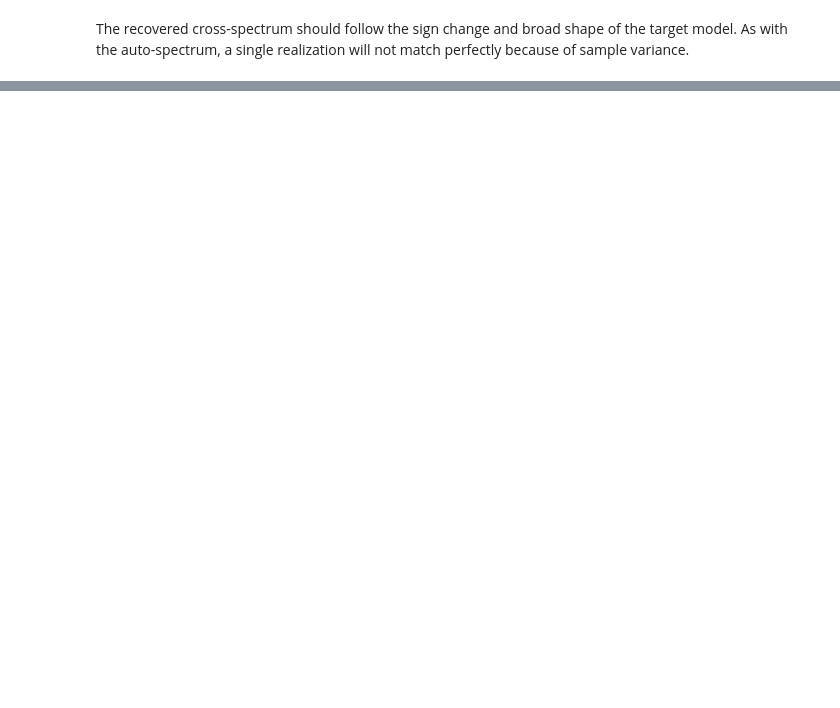
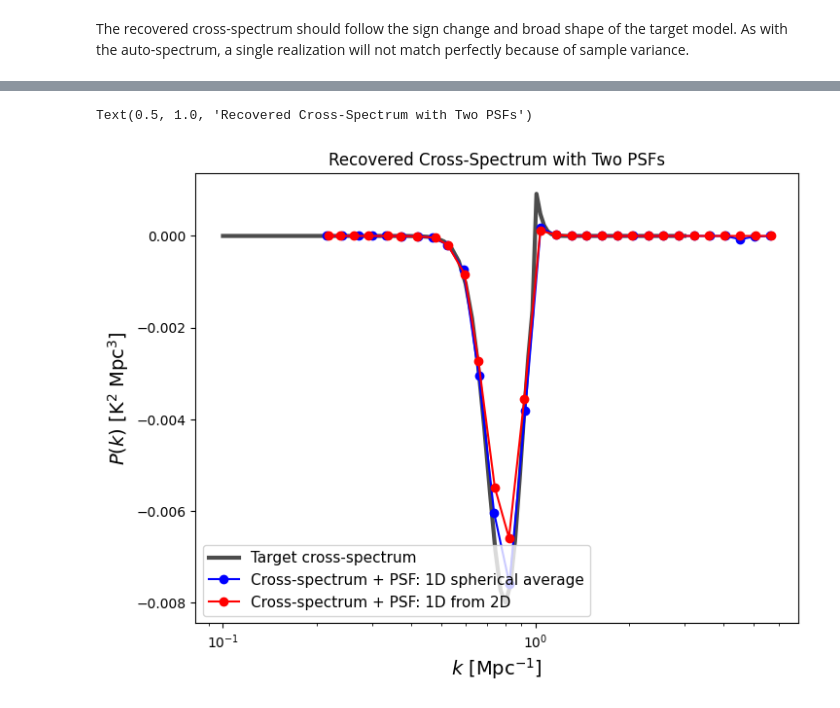
Before and after one commit to McGill-Cosmic-Dawn-Group/LIMstat, a Jupyter notebook: tutorials/tutorial_cosmo_signal.ipynb, the cells around one changed output, grey strips where cells are left out. Saved outputs shown, nothing was run; the diff lists cells and outputs as text; code cells hidden in the pictures; blank space fills up the shorter version.

```diff
--- a/tutorials/tutorial_cosmo_signal.ipynb
+++ b/tutorials/tutorial_cosmo_signal.ipynb
@@ -329,0 +482,39 @@ The recovered cross-spectrum should follow the sign change and broad shape of th
+# %%
+# PSF and PSF_2 rescale P_ab(k) by both beam windows so the estimate preserves the sky power.
+pspec_cross_psf = power_spectrum(
+    data=box1_psf * units.K,
+    cosmo_units=cu,
+    data2=box2_psf * units.K,
+    PSF=psf1,
+    PSF_2=psf2,
+)
+
+# Cross spectra use the FFT of the two filtered fields together.
+ps_data_psf = pspec_cross_psf.FFT_crossxy()
+k_cross_psf, ps_1D_cross_psf = pspec_cross_psf.compute_1D_pspec(
+    ps_data=ps_data_psf, bin_edges=k_log,
+)
+k_par_cross_psf, k_perp_cross_psf, ps_2D_cross_psf = pspec_cross_psf.compute_2D_pspec(
+    ps_data=ps_data_psf,
+    nbins_perp=28,
+    nbins_par=17,
+)
+k_from_2d_cross_psf, ps_from_2d_cross_psf = pspec_cross_psf.compute_1d_from_2d(
+    ps_data=ps_data_psf, bin_edges=k_log,
+)
+
+assert np.isfinite(ps_1D_cross_psf).any()
+assert np.isfinite(ps_from_2d_cross_psf).any()
+# %%
+fig, ax = plt.subplots(1, 1, figsize=(8, 6))
+ax.plot(k, r_of_k(k) * gaussian_ps(k), color='k', alpha=0.7, linewidth=3, label='Target cross-spectrum')
+ax.plot(k_cross_psf, ps_1D_cross_psf, color='b', marker='o', label='Cross-spectrum + PSF: 1D spherical average')
+ax.plot(k_from_2d_cross_psf, ps_from_2d_cross_psf, color='r', marker='o', label='Cross-spectrum + PSF: 1D from 2D')
+ax.set_xscale('log')
+ax.set_ylabel(rf"$P(k)$ [{pspec_cross_psf.data_unit}$^2$ Mpc$^3$]", fontsize=14)
+ax.set_xlabel(r"$k$ [Mpc$^{-1}$]", fontsize=14)
+ax.legend(fontsize=11)
+ax.set_title('Recovered Cross-Spectrum with Two PSFs')
+# %% [output]
+Text(0.5, 1.0, 'Recovered Cross-Spectrum with Two PSFs')
+[figure, added]
```
Also changed, not shown: parts of 11 cells of this notebook, 1 other file.
